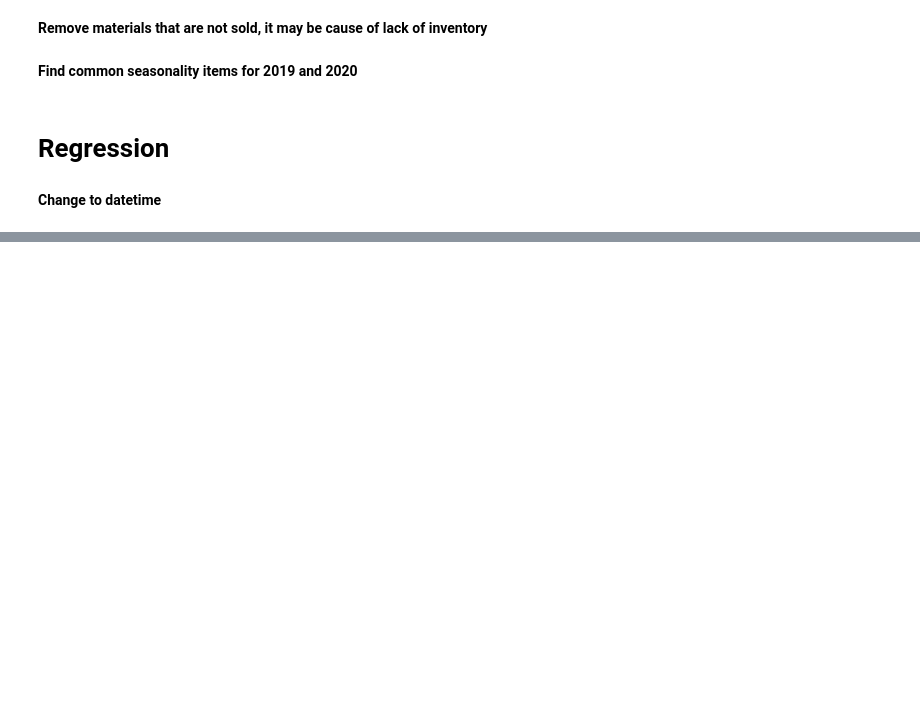
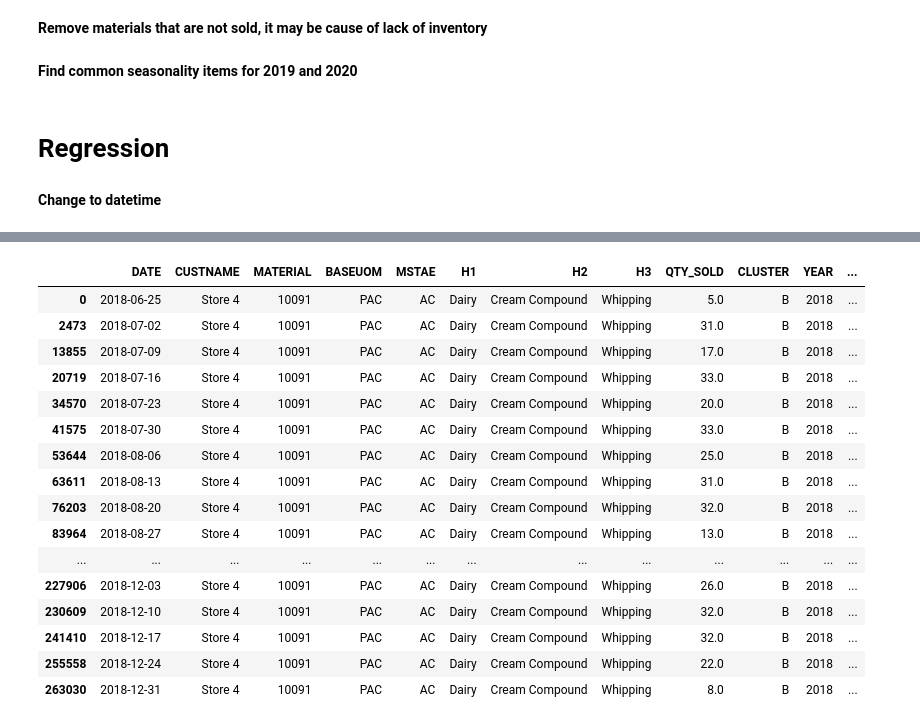
Before and after one commit to Mingjie-K/NUS, a Jupyter notebook: Year 1 Sem 1/Retail Analytics Project.ipynb, the cells around one changed output, grey strips where cells are left out. Drawn from its saved outputs; the diff is of its cells as text; code cells hidden in the pictures; blank space fills up the shorter version.

```diff
--- a/Year 1 Sem 1/Retail Analytics Project.ipynb
+++ b/Year 1 Sem 1/Retail Analytics Project.ipynb
@@ -155,0 +313,20 @@ retail = retail_df[['YEAR_LY', 'MONTH_LY',
+# %%
+retail_df.loc[(retail_df['CUSTNAME'] == 'Store 4') & (retail_df['MATERIAL'] == 10091) & (retail_df['YEAR'] == 2018)]
+# %% [output]
+|  | DATE | CUSTNAME | MATERIAL | BASEUOM | MSTAE | H1 | H2 | H3 | QTY_SOLD | CLUSTER | YEAR | ... |
+| 0 | 2018-06-25 | Store 4 | 10091 | PAC | AC | Dairy | Cream Compound | Whipping | 5.0 | B | 2018 | ... |
+| 2473 | 2018-07-02 | Store 4 | 10091 | PAC | AC | Dairy | Cream Compound | Whipping | 31.0 | B | 2018 | ... |
+| 13855 | 2018-07-09 | Store 4 | 10091 | PAC | AC | Dairy | Cream Compound | Whipping | 17.0 | B | 2018 | ... |
+| 20719 | 2018-07-16 | Store 4 | 10091 | PAC | AC | Dairy | Cream Compound | Whipping | 33.0 | B | 2018 | ... |
+| 34570 | 2018-07-23 | Store 4 | 10091 | PAC | AC | Dairy | Cream Compound | Whipping | 20.0 | B | 2018 | ... |
+| 41575 | 2018-07-30 | Store 4 | 10091 | PAC | AC | Dairy | Cream Compound | Whipping | 33.0 | B | 2018 | ... |
+| 53644 | 2018-08-06 | Store 4 | 10091 | PAC | AC | Dairy | Cream Compound | Whipping | 25.0 | B | 2018 | ... |
+| 63611 | 2018-08-13 | Store 4 | 10091 | PAC | AC | Dairy | Cream Compound | Whipping | 31.0 | B | 2018 | ... |
+| 76203 | 2018-08-20 | Store 4 | 10091 | PAC | AC | Dairy | Cream Compound | Whipping | 32.0 | B | 2018 | ... |
+| 83964 | 2018-08-27 | Store 4 | 10091 | PAC | AC | Dairy | Cream Compound | Whipping | 13.0 | B | 2018 | ... |
+| ... | ... | ... | ... | ... | ... | ... | ... | ... | ... | ... | ... | ... |
+| 227906 | 2018-12-03 | Store 4 | 10091 | PAC | AC | Dairy | Cream Compound | Whipping | 26.0 | B | 2018 | ... |
+| 230609 | 2018-12-10 | Store 4 | 10091 | PAC | AC | Dairy | Cream Compound | Whipping | 32.0 | B | 2018 | ... |
+| 241410 | 2018-12-17 | Store 4 | 10091 | PAC | AC | Dairy | Cream Compound | Whipping | 32.0 | B | 2018 | ... |
+| 255558 | 2018-12-24 | Store 4 | 10091 | PAC | AC | Dairy | Cream Compound | Whipping | 22.0 | B | 2018 | ... |
+| 263030 | 2018-12-31 | Store 4 | 10091 | PAC | AC | Dairy | Cream Compound | Whipping | 8.0 | B | 2018 | ... |
```
Also changed, not shown: parts of 21 cells of this notebook.
